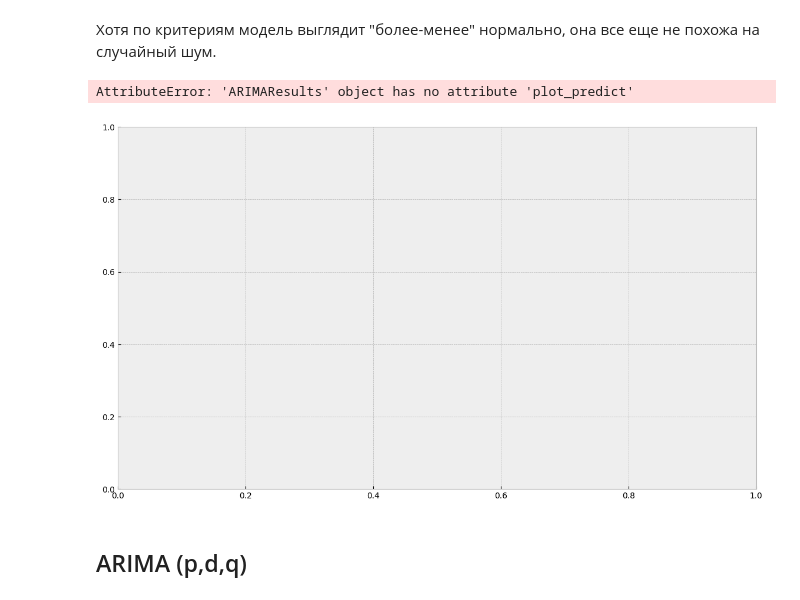
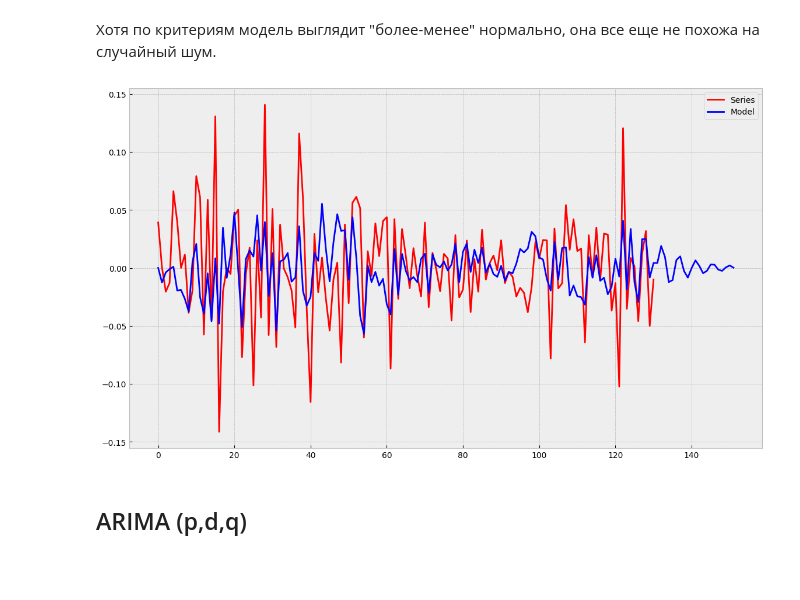
Before and after one commit to diss03/Time-series, a Jupyter notebook: Занятие 3/Лекция и практика 3.ipynb, the cells around one changed output. Drawn from its saved outputs; the diff is of its cells as text; code cells hidden in the pictures; blank space fills up the shorter version.

```diff
--- a/Занятие 3/Лекция и практика 3.ipynb
+++ b/Занятие 3/Лекция и практика 3.ipynb
@@ -614,5 +659,5 @@ aic: 14525.58846 | order: (4, 0)
 # %%
-mdl = ARIMA(arma22, order=(4, 0, 0)).fit()
+mdl = SARIMAX(series, order=(2, 0, 3)).fit()
 tsplot(mdl.resid)
 # %% [output]
 Results of Dickey-Fuller Test:
@@ -646,14 +691,15 @@ from statsmodels.graphics.regressionplots import plot_fit
 # %%
 with plt.style.context('bmh'):
     plt.figure(figsize=(14,8))
     ax = plt.axes()
-    mdl.plot_predict(0, len(series)+20, ax=ax)
+    prediction = mdl.predict(0, len(series)+20, ax=ax)
+    # plot_fit(mdl, exog_idx=0, y_true=series, ax=ax, vlines=True)
     plt.plot(series, color='red', label='Series')
+    plt.plot(prediction, color='blue', label='Model')
     plt.legend()
     plt.show()
 # %% [output]
-AttributeError: 'ARIMAResults' object has no attribute 'plot_predict'
-[figure, old version]
+[figure, new version]
 # %% [markdown]
 ## ARIMA (p,d,q)
 # %% [markdown]
```
Also changed, not shown: parts of 10 cells of this notebook.
